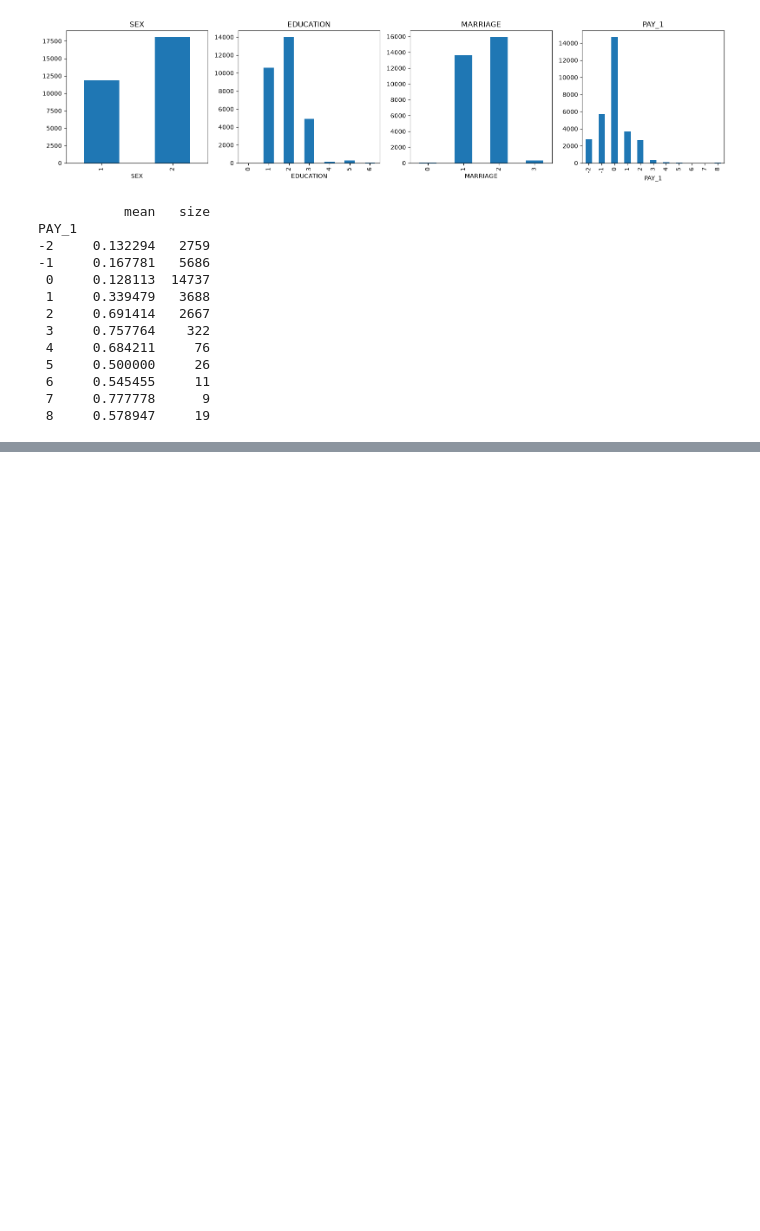
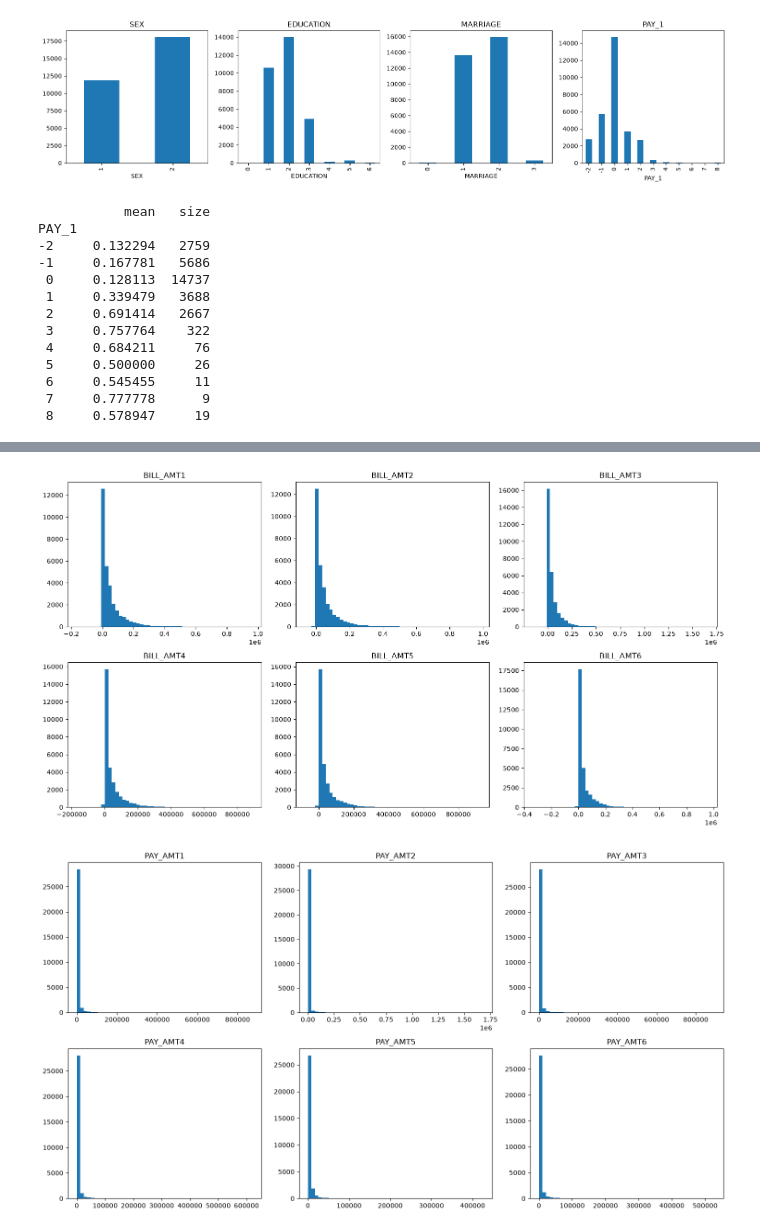
Before and after one commit to Luben69/Default-of-Credit-Card-Clients, a Jupyter notebook: Untitled.ipynb, the cells around one changed output, grey strips where cells are left out. Cells and saved outputs as stored; diff of their text form; code cells hidden in the pictures; blank space fills up the shorter version.

```diff
--- a/Untitled.ipynb
+++ b/Untitled.ipynb
@@ -750,0 +817,10 @@ PAY_1
+# %%
+import matplotlib.pyplot as plt
+
+cols = ['LIMIT_BAL', 'AGE', 'BILL_AMT1', 'PAY_AMT1']
+fig, axes = plt.subplots(2, 2, figsize=(10, 7))
+for ax, c in zip(axes.ravel(), cols):
+    ax.hist(df[c], bins=50)
+    ax.set_title(c)
+plt.tight_layout()
+plt.show()
@@ -750,0 +926,28 @@ PAY_1
+# %%
+import matplotlib.pyplot as plt
+
+bill = [f'BILL_AMT{i}' for i in range(1, 7)]
+pay = [f'PAY_AMT{i}' for i in range(1, 7)]
+
+# Bill statements
+fig, axes = plt.subplots(2, 3, figsize=(15, 8))
+
+for ax, col in zip(axes.ravel(), bill):
+    ax.hist(df[col], bins=50)
+    ax.set_title(col)
+
+plt.tight_layout()
+plt.show()
+
+# Payment amounts
+fig, axes = plt.subplots(2, 3, figsize=(15, 8))
+
+for ax, col in zip(axes.ravel(), pay):
+    ax.hist(df[col], bins=50)
+    ax.set_title(col)
+
+plt.tight_layout()
+plt.show()
+# %% [output]
+[figure, added]
+[figure, added]
```
Also changed, not shown: parts of 38 cells of this notebook.
